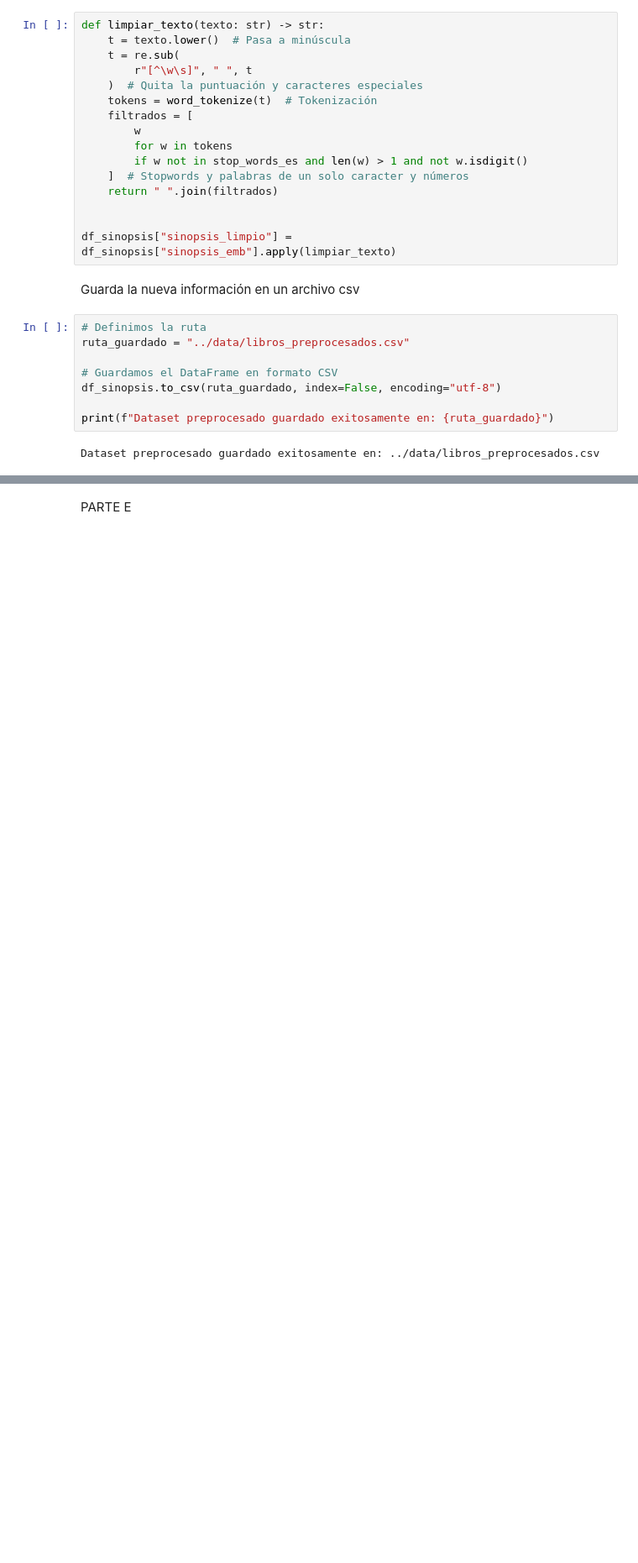
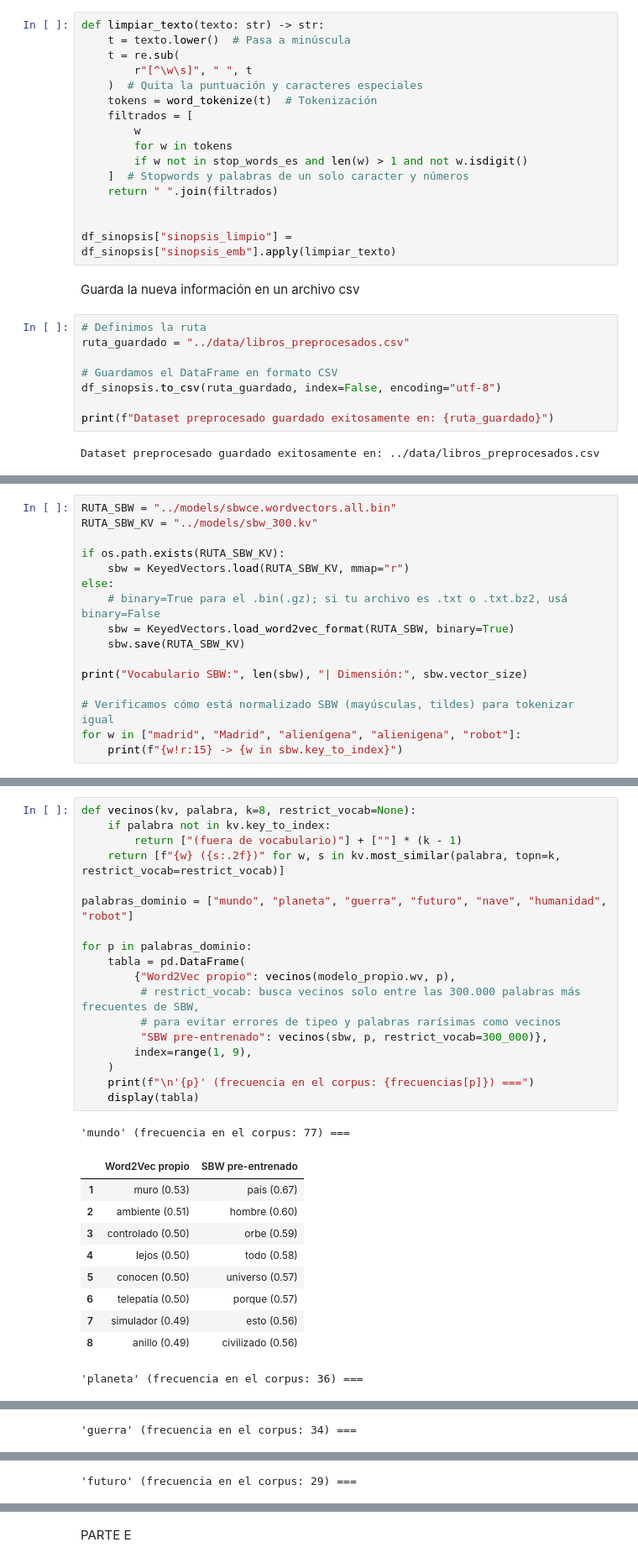
Before and after one commit to Franrnn/TUIA-NLP, a Jupyter notebook: src/TP2_embeddings_busqueda_semantica.ipynb, the cells around one changed output, grey strips where cells are left out. Shown at 84% size. Drawn from its saved outputs; the diff is of its cells as text; blank space fills up the shorter version.

```diff
--- a/src/TP2_embeddings_busqueda_semantica.ipynb
+++ b/src/TP2_embeddings_busqueda_semantica.ipynb
@@ -131,0 +257,16 @@ Dataset preprocesado guardado exitosamente en: ../data/libros_preprocesados.csv
+# %%
+RUTA_SBW = "../models/sbwce.wordvectors.all.bin"
+RUTA_SBW_KV = "../models/sbw_300.kv"
+
+if os.path.exists(RUTA_SBW_KV):
+    sbw = KeyedVectors.load(RUTA_SBW_KV, mmap="r")
+else:
+    # binary=True para el .bin(.gz); si tu archivo es .txt o .txt.bz2, usá binary=False
+    sbw = KeyedVectors.load_word2vec_format(RUTA_SBW, binary=True)
+    sbw.save(RUTA_SBW_KV)
+
+print("Vocabulario SBW:", len(sbw), "| Dimensión:", sbw.vector_size)
+
+# Verificamos cómo está normalizado SBW (mayúsculas, tildes) para tokenizar igual
+for w in ["madrid", "Madrid", "alienígena", "alienigena", "robot"]:
+    print(f"{w!r:15} -> {w in sbw.key_to_index}")
@@ -131,0 +280,30 @@ Dataset preprocesado guardado exitosamente en: ../data/libros_preprocesados.csv
+# %%
+def vecinos(kv, palabra, k=8, restrict_vocab=None):
+    if palabra not in kv.key_to_index:
+        return ["(fuera de vocabulario)"] + [""] * (k - 1)
+    return [f"{w} ({s:.2f})" for w, s in kv.most_similar(palabra, topn=k, restrict_vocab=restrict_vocab)]
+
+palabras_dominio = ["mundo", "planeta", "guerra", "futuro", "nave", "humanidad", "robot"]
+
+for p in palabras_dominio:
+    tabla = pd.DataFrame(
+        {"Word2Vec propio": vecinos(modelo_propio.wv, p),
+         # restrict_vocab: busca vecinos solo entre las 300.000 palabras más frecuentes de SBW,
+         # para evitar errores de tipeo y palabras rarísimas como vecinos
+         "SBW pre-entrenado": vecinos(sbw, p, restrict_vocab=300_000)},
+        index=range(1, 9),
+    )
+    print(f"\n'{p}' (frecuencia en el corpus: {frecuencias[p]}) ===")
+    display(tabla)
+# %% [output]
+'mundo' (frecuencia en el corpus: 77) ===
+|  | Word2Vec propio | SBW pre-entrenado |
+| 1 | muro (0.53) | país (0.67) |
+| 2 | ambiente (0.51) | hombre (0.60) |
+| 3 | controlado (0.50) | orbe (0.59) |
+| 4 | lejos (0.50) | todo (0.58) |
+| 5 | conocen (0.50) | universo (0.57) |
+| 6 | telepatía (0.50) | porque (0.57) |
+| 7 | simulador (0.49) | esto (0.56) |
+| 8 | anillo (0.49) | civilizado (0.56) |
+'planeta' (frecuencia en el corpus: 36) ===
@@ -131,0 +319 @@ Dataset preprocesado guardado exitosamente en: ../data/libros_preprocesados.csv
+'guerra' (frecuencia en el corpus: 34) ===
@@ -131,0 +329 @@ Dataset preprocesado guardado exitosamente en: ../data/libros_preprocesados.csv
+'futuro' (frecuencia en el corpus: 29) ===
```
Also changed, not shown: parts of 23 cells of this notebook, 2 other files.
